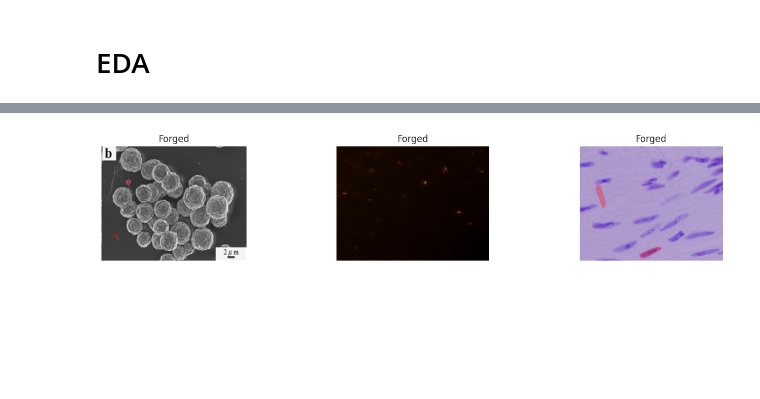
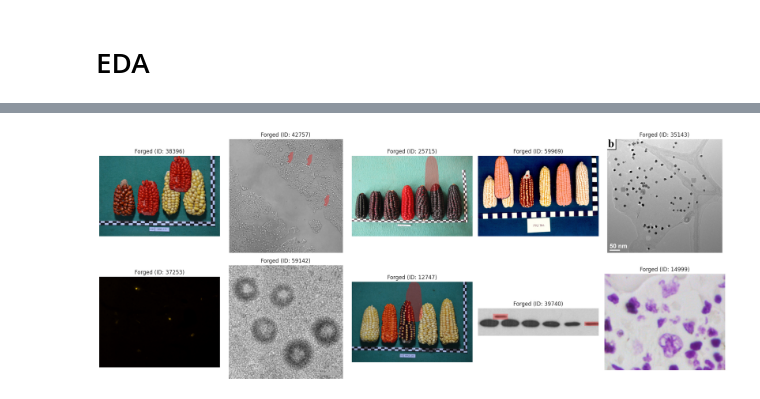
Before and after one commit to aliowx/data-analysis, a Jupyter notebook: forgery-unet-baseline-v1.ipynb, the cells around one changed output, grey strips where cells are left out. Saved outputs shown, nothing was run; the diff lists cells and outputs as text; code cells hidden in the pictures; blank space fills up the shorter version.

Commit message:
Kaggle Notebook | forgery_unet_baseline_v1 | Version 8

```diff
--- a/forgery-unet-baseline-v1.ipynb
+++ b/forgery-unet-baseline-v1.ipynb
@@ -121,30 +252,35 @@ plt.show()
 # %%
-def show_samples(pairs, n=6):
+def show_samples(pairs, n=20):
     forged_samples = [p for p in pairs if p["has_forgery"]]
     authentic_samples = [p for p in pairs if not p["has_forgery"]]
 
-    samples = forged_samples[:n//2] + authentic_samples[:n//2]
+    # Random sample
+    forged_selected = random.sample(forged_samples, min(n//2, len(forged_samples)))
+    authentic_selected = random.sample(authentic_samples, min(n//2, len(authentic_samples)))
 
-    plt.figure(figsize=(16,6))
+    samples = forged_selected + authentic_selected
+    random.shuffle(samples)  # shuffle برای تنوع
+
+    rows = (n + 4) // 5  # 5 در هر ردیف
+    plt.figure(figsize=(20, 4 * rows))
     for i, p in enumerate(samples):
         img = cv2.imread(p["img_path"])
         if img is None:
             continue
         img = cv2.cvtColor(img, cv2.COLOR_BGR2RGB)
         mask = load_mask(p["mask_path"], img.shape)
-
         img_to_show = img.copy()
         if p["has_forgery"]:
             overlay = img.copy()
-            overlay[mask==1] = [255,0,0]  # red overlay
+            overlay[mask == 1] = [255, 0, 0]  # red overlay
             img_to_show = cv2.addWeighted(img, 0.7, overlay, 0.3, 0)
-
-        plt.subplot(2, n//2, i+1)
+        plt.subplot(rows, 5, i + 1)
         plt.imshow(img_to_show)
         plt.axis("off")
-        plt.title("Forged" if p["has_forgery"] else "Authentic")
+        plt.title(f"{'Forged' if p['has_forgery'] else 'Authentic'} (ID: {get_id(p['img_path'])})")
+    plt.tight_layout()
     plt.show()
 
-show_samples(pairs, n=6)
+show_samples(pairs, n=20)
 # %% [output]
-[figure, old version]
+[figure, new version]
```
Also changed, not shown: parts of 20 cells of this notebook.
